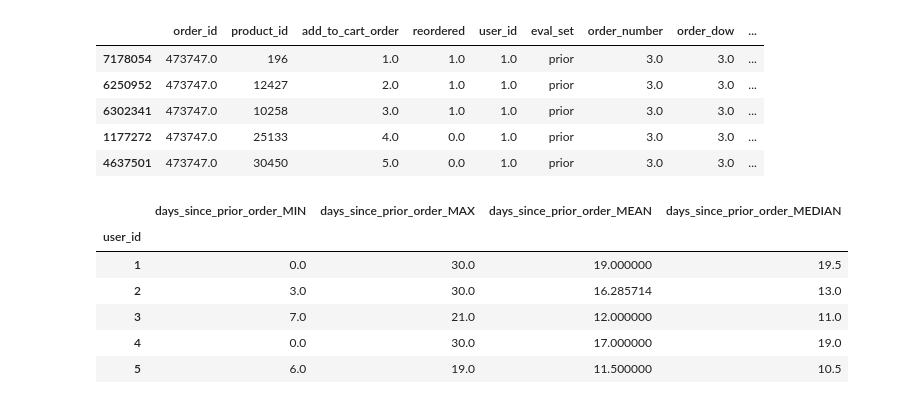
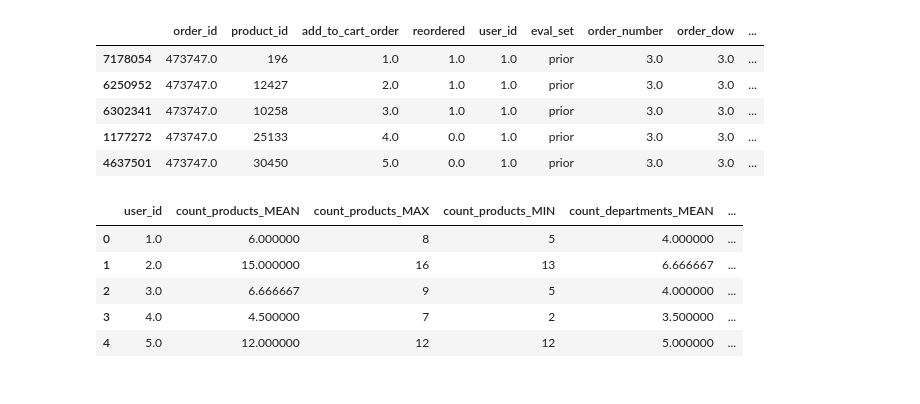
Before and after one commit to Wafic/instacart-kaggle-competition, a Jupyter notebook: explore_instacart_data.ipynb, the cells around one changed output. Cells and saved outputs as stored; diff of their text form; code cells hidden in the pictures.

Commit message:
built user_df using user features. user embeddings missing

```diff
--- a/explore_instacart_data.ipynb
+++ b/explore_instacart_data.ipynb
@@ -156,9 +148,10 @@ basket_stats = (sorted_orders_products_departments
 
 # user_id basket_stats
 user_id_basket_stats = (basket_stats
-                            .groupby('user_id').agg({'count_products':['mean','max','min'],
-                                                     'count_departments':['mean','max','min'],
-                                                     'count_aisles':['mean','max','min']}))
+                            .groupby('user_id')
+                            .agg({'count_products':['mean','max','min'],
+                                'count_departments':['mean','max','min'],
+                                'count_aisles':['mean','max','min']}))
 # %%
 #Number of items reordered per user
 items_reordered_per_user = (sorted_orders_products_departments
@@ -168,13 +161,17 @@ items_reordered_per_user = (sorted_orders_products_departments
 #number of orders per user
 number_of_orders_per_user = (sorted_orders_products_departments
                                 .groupby('user_id')
-                                .agg({'order_id':'count'}))
+                                .agg({'order_id':'count'})
+                                .rename(columns={'order_id':'count_orders'})
+                                .reset_index())
 
 #feature engineering from orders dataset
 days_between_orders = (orders
                            .groupby('user_id')
                            .agg({'days_since_prior_order': ['min','max','mean','median']}))
 customer_lifetime = (orders
-                           .groupby('user_id')
-                           .agg({'cum_days_since_prior_order': 'max'}))
+                        .groupby('user_id')
+                        .agg({'cum_days_since_prior_order': 'max'})
+                        .rename(columns={'cum_days_since_prior_order':'max_cum_days_since_prior_order'})
+                        .reset_index())
 # %%
@@ -185,13 +181,18 @@ list_groupby_features = [basket_stats,
 
 for df in list_groupby_features:
     df.columns = pd.Index([e[0] + "_" + e[1].upper() for e in df.columns.tolist()])
+# %%
+#build user_df
+users_df = user_id_basket_stats.reset_index().merge(items_reordered_per_user.reset_index(), on='user_id')
+users_df = users_df.merge(days_between_orders.reset_index(), on='user_id')
+users_df = users_df.merge(number_of_orders_per_user, on='user_id')
+users_df = users_df.merge(customer_lifetime, on='user_id')
 # %%
-days_between_orders.head()
+users_df.head()
 # %% [output]
-|  | days_since_prior_order_MIN | days_since_prior_order_MAX | days_since_prior_order_MEAN | days_since_prior_order_MEDIAN |
-| user_id |  |  |  |  |
-| 1 | 0.0 | 30.0 | 19.000000 | 19.5 |
-| 2 | 3.0 | 30.0 | 16.285714 | 13.0 |
-| 3 | 7.0 | 21.0 | 12.000000 | 11.0 |
-| 4 | 0.0 | 30.0 | 17.000000 | 19.0 |
-| 5 | 6.0 | 19.0 | 11.500000 | 10.5 |
+|  | user_id | count_products_MEAN | count_products_MAX | count_products_MIN | count_departments_MEAN | ... |
+| 0 | 1.0 | 6.000000 | 8 | 5 | 4.000000 | ... |
+| 1 | 2.0 | 15.000000 | 16 | 13 | 6.666667 | ... |
+| 2 | 3.0 | 6.666667 | 9 | 5 | 4.000000 | ... |
+| 3 | 4.0 | 4.500000 | 7 | 2 | 3.500000 | ... |
+| 4 | 5.0 | 12.000000 | 12 | 12 | 5.000000 | ... |
```
Also changed, not shown: parts of 3 cells of this notebook.
